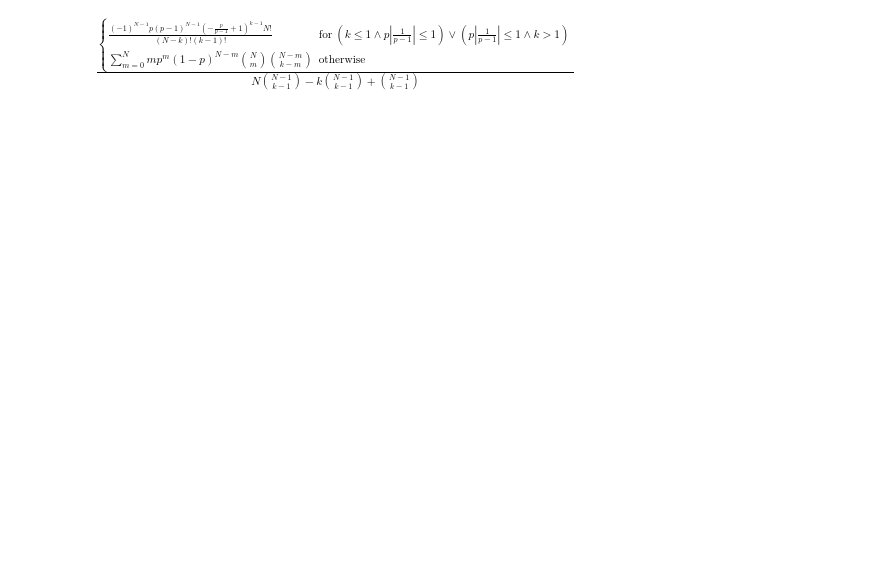
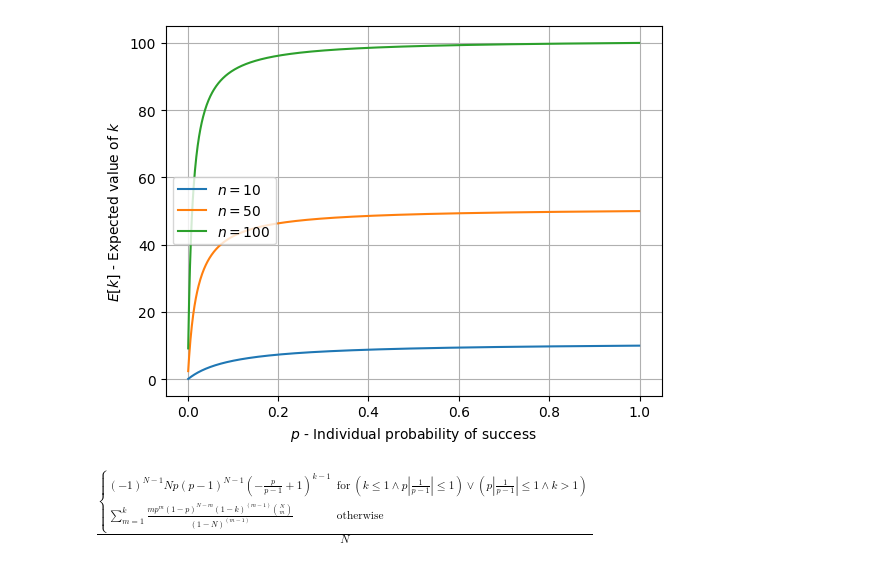
Before and after one commit to nunofachada/latas_probability, a Jupyter notebook: equivalence.ipynb, the cells around one changed output. Drawn from its saved outputs; the diff is of its cells as text; code cells hidden in the pictures; blank space fills up the shorter version.

```diff
--- a/equivalence.ipynb
+++ b/equivalence.ipynb
@@ -52,9 +76,24 @@ ax.grid()
+# %%
+evp_l = lambdify((p, N), evp)
+evp_lv = np.vectorize(evp_l, excluded=['N'])
+# %%
+_ps = np.linspace(0.001,0.999,1000)
+fig, ax = plt.subplots()
+for _nsi in (10, 50, 100): #_ns:
+    ax.plot(_ps, evp_lv(_ps, _nsi), label=f"$n={_nsi}$")
+    #ax.plot(_ps, evp_lv(_ps, _nsi), label=f"$n={_nsi}$ (NHG)", linestyle='dashed', color=plt.gca().lines[-1].get_color())
+ax.legend()
+ax.set_xlabel("$p$ - Individual probability of success")
+ax.set_ylabel("$E[k]$ - Expected value of $k$")
+ax.grid()
+# %% [output]
+[figure, added]
 # %%
-pmf_bin = summation(pmf * binomial(N, m) * p ** m * (1 - p) ** (N - m), (m, 0, N))
+pmf_bin = summation(pmf_alt * binomial(N, m) * p ** m * (1 - p) ** (N - m), (m, 1, k))
 
 pmf_bin
 # %% [output]
-$\displaystyle \frac{\begin{cases} \frac{\left(-1\right)^{N - 1} p \left(p - 1\right)^{N - 1} \left(- \frac{p}{p - 1} + 1\right)^{k - 1} N!}{\left(N - k\right)! \left(k - 1\right)!} & \text{for}\: \left(k \leq 1 \wedge p \left|{\frac{1}{p - 1}}\right| \leq 1\right) \vee \left(p \left|{\frac{1}{p - 1}}\right| \leq 1 \wedge k > 1\right) \\\sum_{m=0}^{N} m p^{m} \left(1 - p\right)^{N - m} {\binom{N}{m}} {\binom{N - m}{k - m}} & \text{otherwise} \end{cases}}{N {\binom{N - 1}{k - 1}} - k {\binom{N - 1}{k - 1}} + {\binom{N - 1}{k - 1}}}$
+$\displaystyle \frac{\begin{cases} \left(-1\right)^{N - 1} N p \left(p - 1\right)^{N - 1} \left(- \frac{p}{p - 1} + 1\right)^{k - 1} & \text{for}\: \left(k \leq 1 \wedge p \left|{\frac{1}{p - 1}}\right| \leq 1\right) \vee \left(p \left|{\frac{1}{p - 1}}\right| \leq 1 \wedge k > 1\right) \\\sum_{m=1}^{k} \frac{m p^{m} \left(1 - p\right)^{N - m} {\left(1 - k\right)}^{\left(m - 1\right)} {\binom{N}{m}}}{{\left(1 - N\right)}^{\left(m - 1\right)}} & \text{otherwise} \end{cases}}{N}$
 # %%
 simplify(pmf_bin)
 # %% [output]
```
Also changed, not shown: parts of 15 cells of this notebook.
